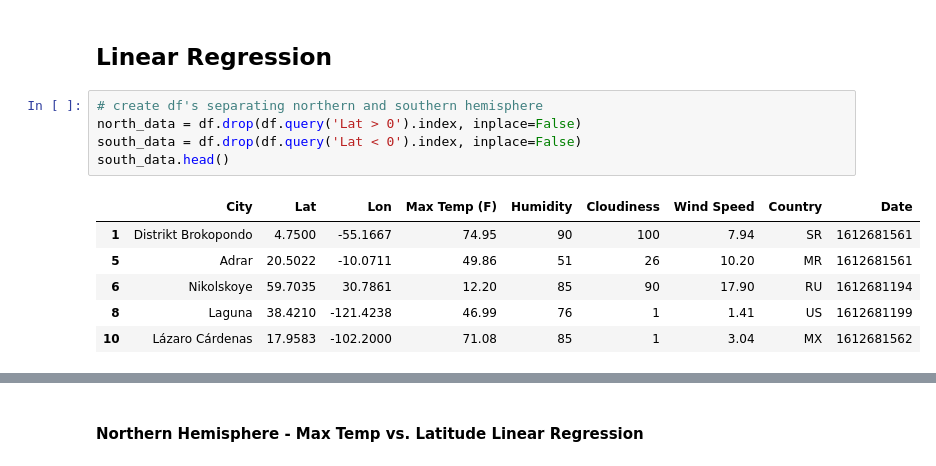
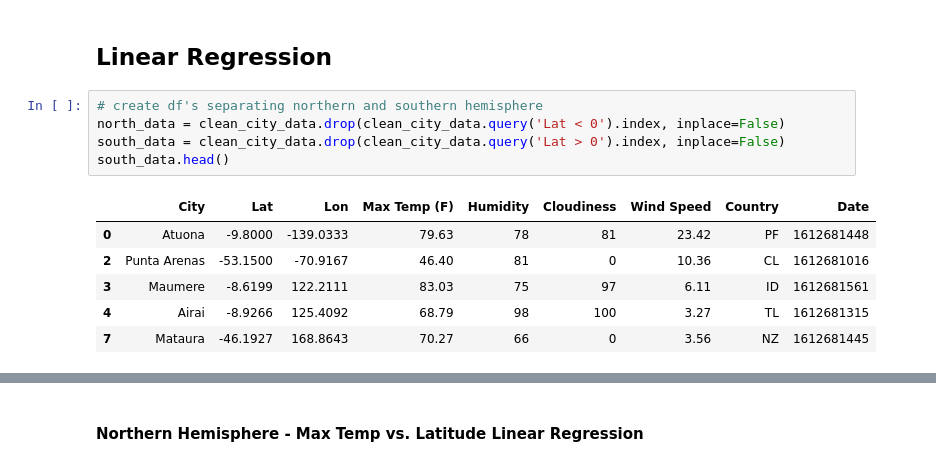
Before and after one commit to g8r1fl/python-api-challenge, a Jupyter notebook: WeatherPy/WeatherPy-Copy1.ipynb, the cells around one changed output, grey strips where cells are left out. Cells and saved outputs as stored; diff of their text form.

```diff
--- a/WeatherPy/WeatherPy-Copy1.ipynb
+++ b/WeatherPy/WeatherPy-Copy1.ipynb
@@ -404,15 +407,15 @@ plt.show()
 ## Linear Regression
 # %%
 # create df's separating northern and southern hemisphere
-north_data = df.drop(df.query('Lat > 0').index, inplace=False)
-south_data = df.drop(df.query('Lat < 0').index, inplace=False)
+north_data = clean_city_data.drop(clean_city_data.query('Lat < 0').index, inplace=False)
+south_data = clean_city_data.drop(clean_city_data.query('Lat > 0').index, inplace=False)
 south_data.head()
 # %% [output]
 |  | City | Lat | Lon | Max Temp (F) | Humidity | Cloudiness | Wind Speed | Country | Date |
-| 1 | Distrikt Brokopondo | 4.7500 | -55.1667 | 74.95 | 90 | 100 | 7.94 | SR | 1612681561 |
-| 5 | Adrar | 20.5022 | -10.0711 | 49.86 | 51 | 26 | 10.20 | MR | 1612681561 |
-| 6 | Nikolskoye | 59.7035 | 30.7861 | 12.20 | 85 | 90 | 17.90 | RU | 1612681194 |
-| 8 | Laguna | 38.4210 | -121.4238 | 46.99 | 76 | 1 | 1.41 | US | 1612681199 |
-| 10 | Lázaro Cárdenas | 17.9583 | -102.2000 | 71.08 | 85 | 1 | 3.04 | MX | 1612681562 |
+| 0 | Atuona | -9.8000 | -139.0333 | 79.63 | 78 | 81 | 23.42 | PF | 1612681448 |
+| 2 | Punta Arenas | -53.1500 | -70.9167 | 46.40 | 81 | 0 | 10.36 | CL | 1612681016 |
+| 3 | Maumere | -8.6199 | 122.2111 | 83.03 | 75 | 97 | 6.11 | ID | 1612681561 |
+| 4 | Airai | -8.9266 | 125.4092 | 68.79 | 98 | 100 | 3.27 | TL | 1612681315 |
+| 7 | Mataura | -46.1927 | 168.8643 | 70.27 | 66 | 0 | 3.56 | NZ | 1612681445 |
 # %%
 # Add the linear regression equation and line to plot
```
Also changed, not shown: parts of 12 cells of this notebook, 4 other files.
